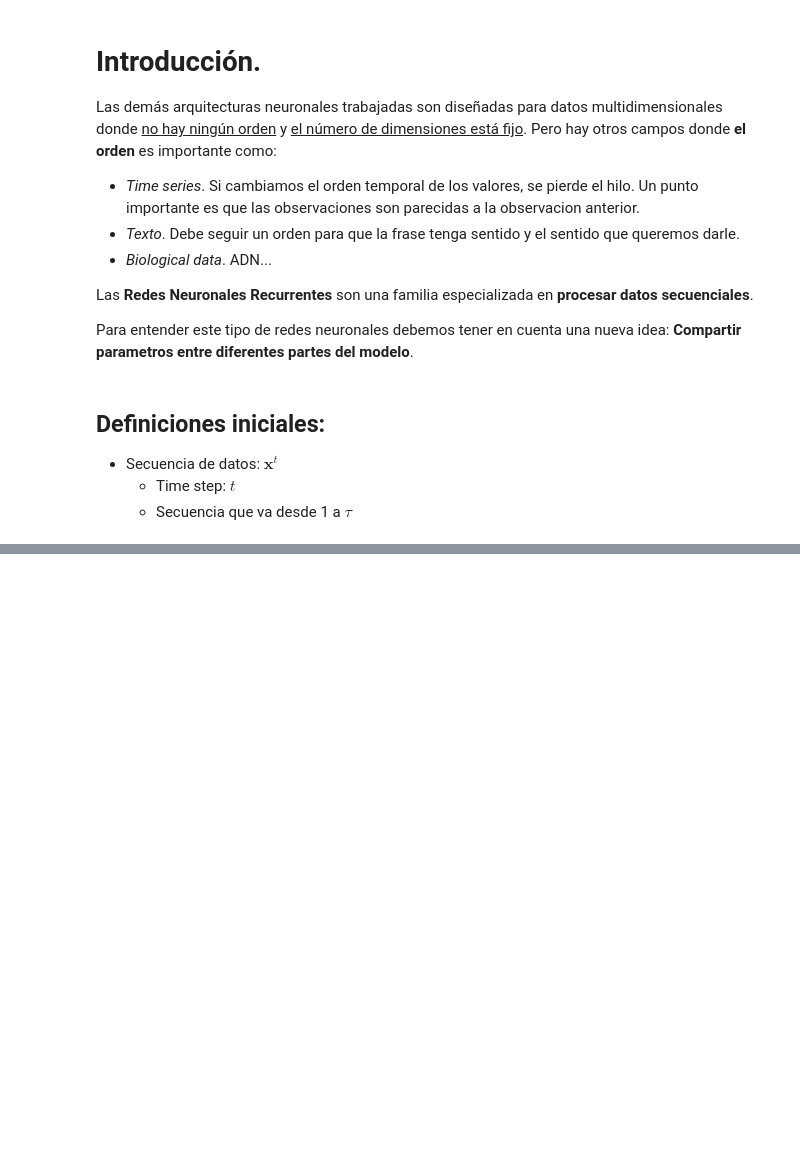
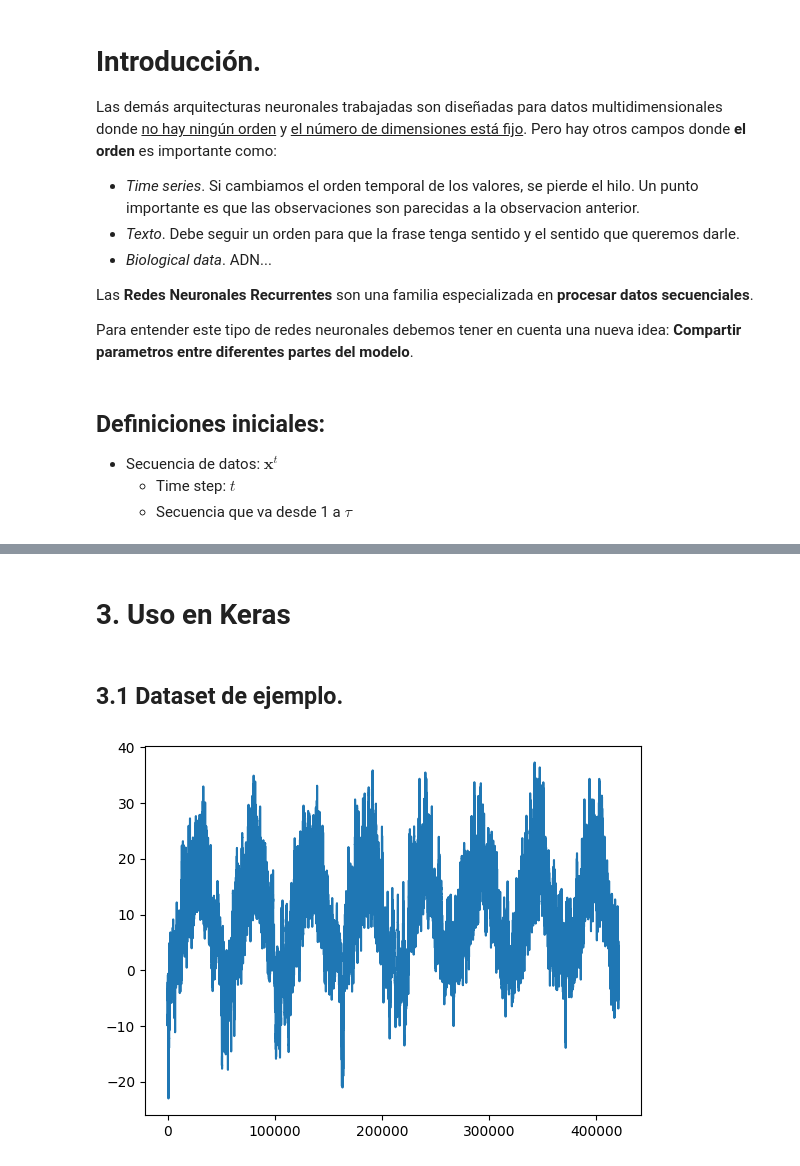
Before and after one commit to guille1006/Guia-Machine-learning, a Jupyter notebook: Neural Networks/RNN.ipynb, the cells around one changed output, grey strips where cells are left out. Saved outputs shown, nothing was run; the diff lists cells and outputs as text; code cells hidden in the pictures; blank space fills up the shorter version.

```diff
--- a/Neural Networks/RNN.ipynb
+++ b/Neural Networks/RNN.ipynb
@@ -83,0 +117,4 @@ Redes recurrentes con conexiones recurrentes entre neuronas oculatas que leen la
+# %% [markdown]
+# 3. Uso en Keras
+# %% [markdown]
+## 3.1 Dataset de ejemplo.
@@ -83,0 +133,34 @@ Redes recurrentes con conexiones recurrentes entre neuronas oculatas que leen la
+# %%
+# Leemos el fichero
+import os
+fname = os.path.join("jena_climate_2009_2016.csv")
+
+with open(fname) as f:
+    data = f.read()
+
+lines = data.split("\n")
+header = lines[0].split(",")
+lines = lines[1:]
+
+# Guardamos los datos en variables
+import numpy as np
+
+temperature = np.zeros((len(lines),))
+raw_data = np.zeros((len(lines), len(header) - 1))
+for i, line in enumerate(lines):
+    values = [float(x) for x in line.split(",")[1:]]
+    temperature[i] = values[1]
+    raw_data = values[:]
+
+# Graficamos los datos
+import matplotlib.pyplot as plt
+
+plt.plot(range(len(temperature)), temperature)
+
+# Dividimos en train-val-test
+## Lo hacemos de este método puesto que queremos la secuencia del 50% primero del dataset
+num_train_samples = int(0.5 * len(raw_data))
+num_val_samples = int(0.25 * len(raw_data))
+num_test_samples = len(raw_data) - num_train_samples - num_val_samples
+# %% [output]
+[figure, added]
```
Also changed, not shown: parts of 6 cells of this notebook.
